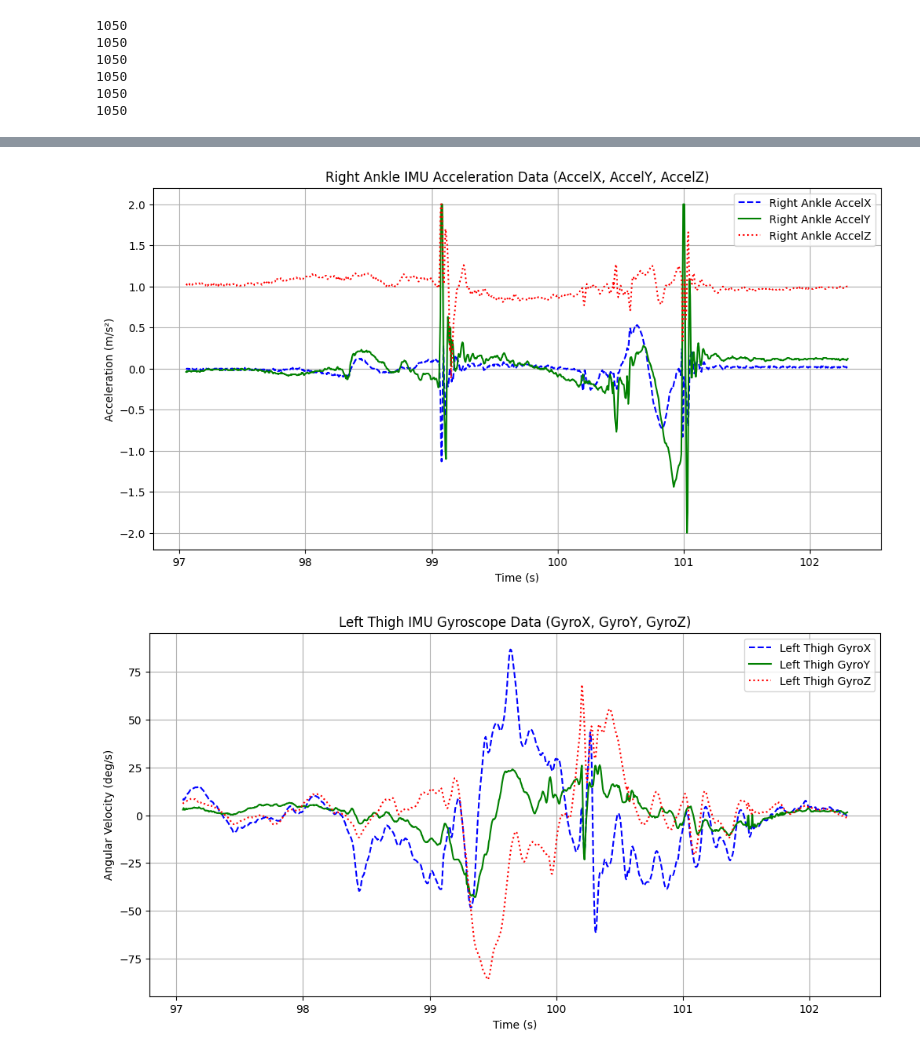
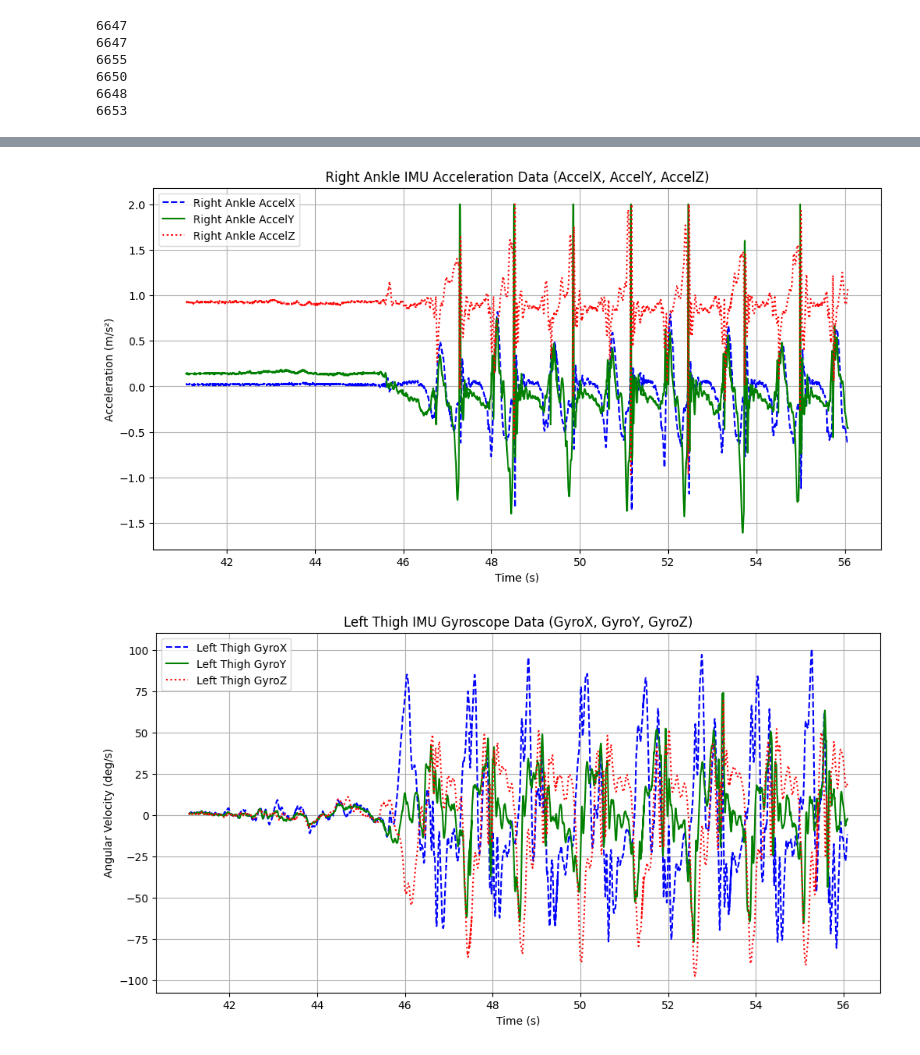
Before and after one commit to manoj1749/gait-research, a Jupyter notebook: New_Dataset/18-3-15/analysis.ipynb, the cells around one changed output, grey strips where cells are left out. Drawn from its saved outputs; the diff is of its cells as text; code cells hidden in the pictures.

```diff
--- a/New_Dataset/18-3-15/analysis.ipynb
+++ b/New_Dataset/18-3-15/analysis.ipynb
@@ -105,14 +105,14 @@ def project_onto_joint_axis(gyro_data, joint_axis):
 # -------------------------------
 # 10. Load Data and Perform Analysis
 # -------------------------------
-#./dataset_formatted/abhijith-singularcycle/test2/LA.csv
-# New_Dataset/dataset_formatted/abhijith-singularcycle/test2
-left_thigh_file = "../dataset_formatted/abhijith-singularcycle/test2/LT.csv"
-left_shank_file = "../dataset_formatted/abhijith-singularcycle/test2/LS.csv"
-left_ankle_file = "../dataset_formatted/abhijith-singularcycle/test2/LA.csv"
-right_thigh_file = "../dataset_formatted/abhijith-singularcycle/test2/RT.csv"
-right_shank_file = "../dataset_formatted/abhijith-singularcycle/test2/RS.csv"
-right_ankle_file = "../dataset_formatted/abhijith-singularcycle/test2/RA.csv"
+#./dataset_formatted_13-3-2025_Specimen_1/abhijith/test3/LA.csv
+#/dataset_formatted_13-3-2025_Specimen_1/abhijith/test3
+left_thigh_file = "../dataset_formatted_13-3-2025_Specimen_1/IMU/test1/LT.csv"
+left_shank_file = "../dataset_formatted_13-3-2025_Specimen_1/IMU/test1/LS.csv"
+left_ankle_file = "../dataset_formatted_13-3-2025_Specimen_1/IMU/test1/LA.csv"
+right_thigh_file = "../dataset_formatted_13-3-2025_Specimen_1/IMU/test1/RT.csv"
+right_shank_file = "../dataset_formatted_13-3-2025_Specimen_1/IMU/test1/RS.csv"
+right_ankle_file = "../dataset_formatted_13-3-2025_Specimen_1/IMU/test1/RA.csv"
 left_force_file = "../Test_13-3-2025/Specimen_1/Left_Force/test1.csv"
 right_force_file = "../Test_13-3-2025/Specimen_1/Right_Force/test1.csv"
 # %%
@@ -158,9 +158,9 @@ for joint in joints:
     plt.figure(figsize=(12, 6))
 
     # Plot AccelX, AccelY, AccelZ
-    plt.plot(data["Time(s)"], data["AccelX"], label=f"{joint} AccelX", linestyle="dashed", color='b')
-    plt.plot(data["Time(s)"], data["AccelY"], label=f"{joint} AccelY", linestyle="solid", color='g')
-    plt.plot(data["Time(s)"], data["AccelZ"], label=f"{joint} AccelZ", linestyle="dotted", color='r')
+    plt.plot(data["Time(s)"][250:4000], data["AccelX"][250:4000], label=f"{joint} AccelX", linestyle="dashed", color='b')
+    plt.plot(data["Time(s)"][250:4000], data["AccelY"][250:4000], label=f"{joint} AccelY", linestyle="solid", color='g')
+    plt.plot(data["Time(s)"][250:4000], data["AccelZ"][250:4000], label=f"{joint} AccelZ", linestyle="dotted", color='r')
 
     plt.xlabel("Time (s)")
     plt.ylabel("Acceleration (m/s²)")
@@ -178,9 +178,9 @@ for joint in joints:
     plt.figure(figsize=(12, 6))
 
     # Plot GyroX, GyroY, GyroZ
-    plt.plot(data["Time(s)"], data["GyroX"], label=f"{joint} GyroX", linestyle="dashed", color='b')
-    plt.plot(data["Time(s)"], data["GyroY"], label=f"{joint} GyroY", linestyle="solid", color='g')
-    plt.plot(data["Time(s)"], data["GyroZ"], label=f"{joint} GyroZ", linestyle="dotted", color='r')
+    plt.plot(data["Time(s)"][250:4000], data["GyroX"][250:4000], label=f"{joint} GyroX", linestyle="dashed", color='b')
+    plt.plot(data["Time(s)"][250:4000], data["GyroY"][250:4000], label=f"{joint} GyroY", linestyle="solid", color='g')
+    plt.plot(data["Time(s)"][250:4000], data["GyroZ"][250:4000], label=f"{joint} GyroZ", linestyle="dotted", color='r')
 
     plt.xlabel("Time (s)")
     plt.ylabel("Angular Velocity (deg/s)")
@@ -189,9 +189,9 @@ for joint in joints:
     plt.grid()
     plt.show()
 # %% [output]
-1050
-1050
-1050
-1050
-1050
-1050
+6647
+6647
+6655
+6650
+6648
+6653
@@ -203,2 +203,2 @@ for joint in joints:
-[figure, old version]
+[figure, new version]
-[figure, old version]
+[figure, new version]
```
Also changed, not shown: parts of 17 cells of this notebook, 1 other file.
